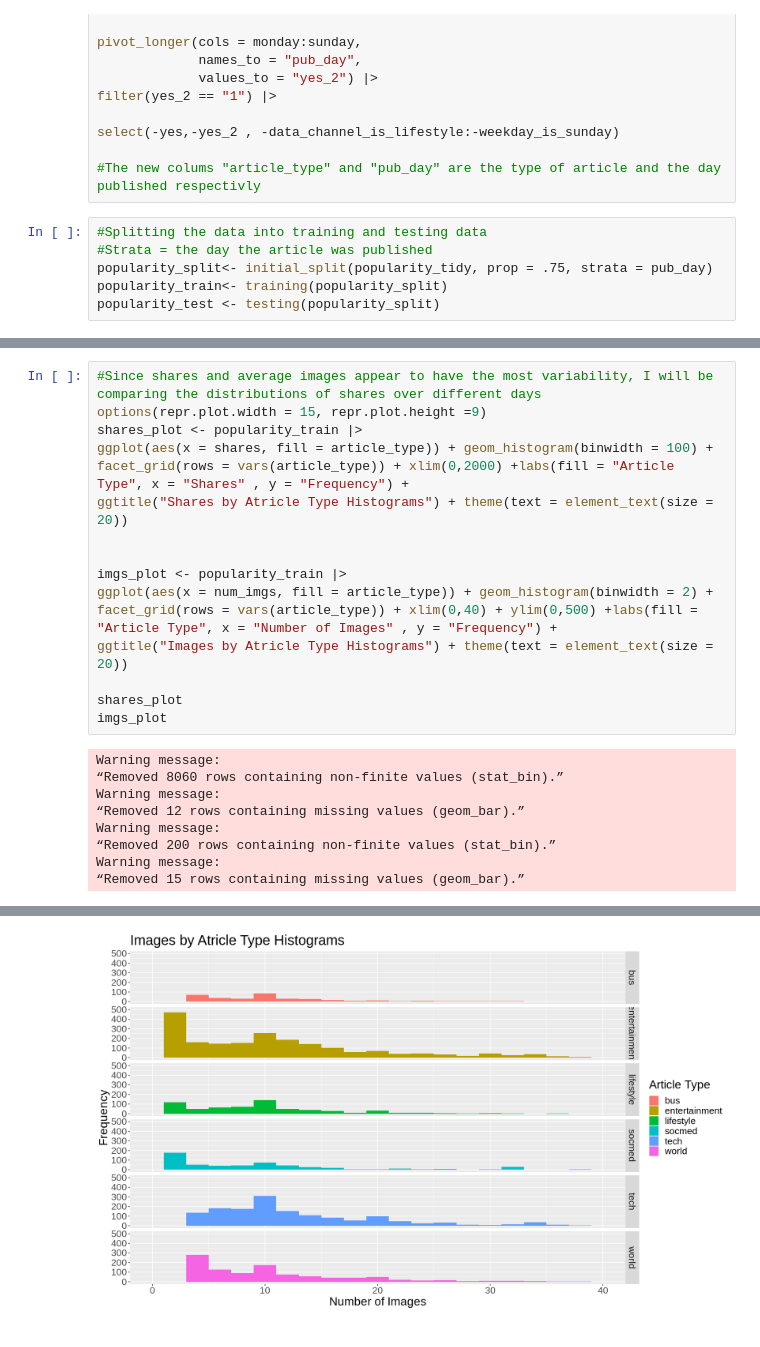
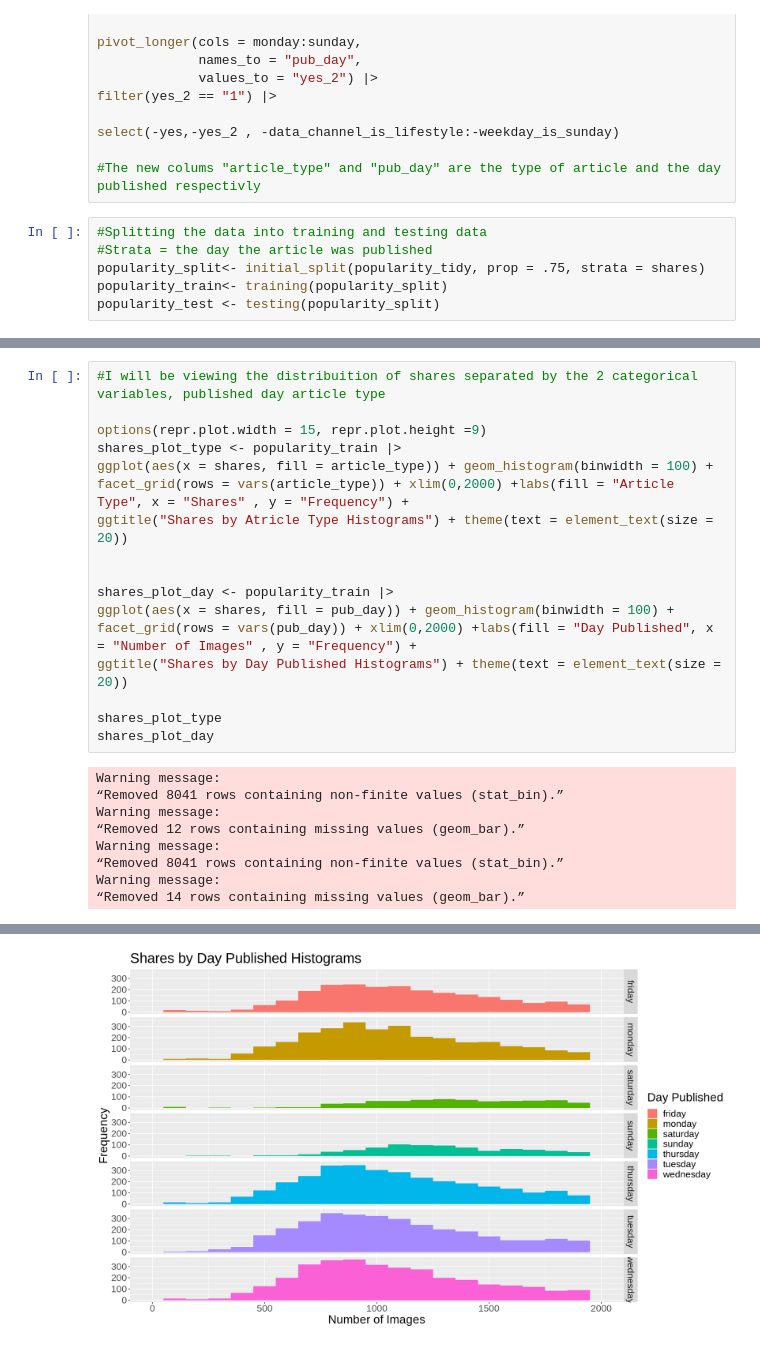
Before and after one commit to EPICxFLIPPER/DCSI-100-Group-9-Project, a Jupyter notebook: project_proposal/proposal.ipynb, the cells around one changed output, grey strips where cells are left out. Cells and saved outputs as stored; diff of their text form.

Commit message:
Changed to regression
Changed initial question as well as the visualizations  to show the distribution of shares.

```diff
--- a/project_proposal/proposal.ipynb
+++ b/project_proposal/proposal.ipynb
@@ -107,7 +107,7 @@ select(-yes,-yes_2 , -data_channel_is_lifestyle:-weekday_is_sunday)
 # %%
 #Splitting the data into training and testing data
 #Strata = the day the article was published
-popularity_split<- initial_split(popularity_tidy, prop = .75, strata = pub_day)
+popularity_split<- initial_split(popularity_tidy, prop = .75, strata = shares)
 popularity_train<- training(popularity_split)
 popularity_test <- testing(popularity_split)
 # %%
@@ -137,25 +137,26 @@ A tibble: 6 × 8
 # %%
-#Since shares and average images appear to have the most variability, I will be comparing the distributions of shares over different days
+#I will be viewing the distribuition of shares separated by the 2 categorical variables, published day article type
+
 options(repr.plot.width = 15, repr.plot.height =9)
-shares_plot <- popularity_train |>
+shares_plot_type <- popularity_train |>
 ggplot(aes(x = shares, fill = article_type)) + geom_histogram(binwidth = 100) +
 facet_grid(rows = vars(article_type)) + xlim(0,2000) +labs(fill = "Article Type", x = "Shares" , y = "Frequency") +
 ggtitle("Shares by Atricle Type Histograms") + theme(text = element_text(size = 20))
 
 
-imgs_plot <- popularity_train |>
-ggplot(aes(x = num_imgs, fill = article_type)) + geom_histogram(binwidth = 2) +
-facet_grid(rows = vars(article_type)) + xlim(0,40) + ylim(0,500) +labs(fill = "Article Type", x = "Number of Images" , y = "Frequency") +
-ggtitle("Images by Atricle Type Histograms") + theme(text = element_text(size = 20))
+shares_plot_day <- popularity_train |>
+ggplot(aes(x = shares, fill = pub_day)) + geom_histogram(binwidth = 100) +
+facet_grid(rows = vars(pub_day)) + xlim(0,2000) +labs(fill = "Day Published", x = "Number of Images" , y = "Frequency") +
+ggtitle("Shares by Day Published Histograms") + theme(text = element_text(size = 20))
 
-shares_plot
-imgs_plot
+shares_plot_type
+shares_plot_day
 # %% [output]
 Warning message:
-“Removed 8060 rows containing non-finite values (stat_bin).”
+“Removed 8041 rows containing non-finite values (stat_bin).”
 Warning message:
 “Removed 12 rows containing missing values (geom_bar).”
 Warning message:
-“Removed 200 rows containing non-finite values (stat_bin).”
+“Removed 8041 rows containing non-finite values (stat_bin).”
 Warning message:
-“Removed 15 rows containing missing values (geom_bar).”
+“Removed 14 rows containing missing values (geom_bar).”
@@ -163 +164 @@ Warning message:
-[figure, old version]
+[figure, new version]
```
Also changed, not shown: parts of 4 cells of this notebook.
